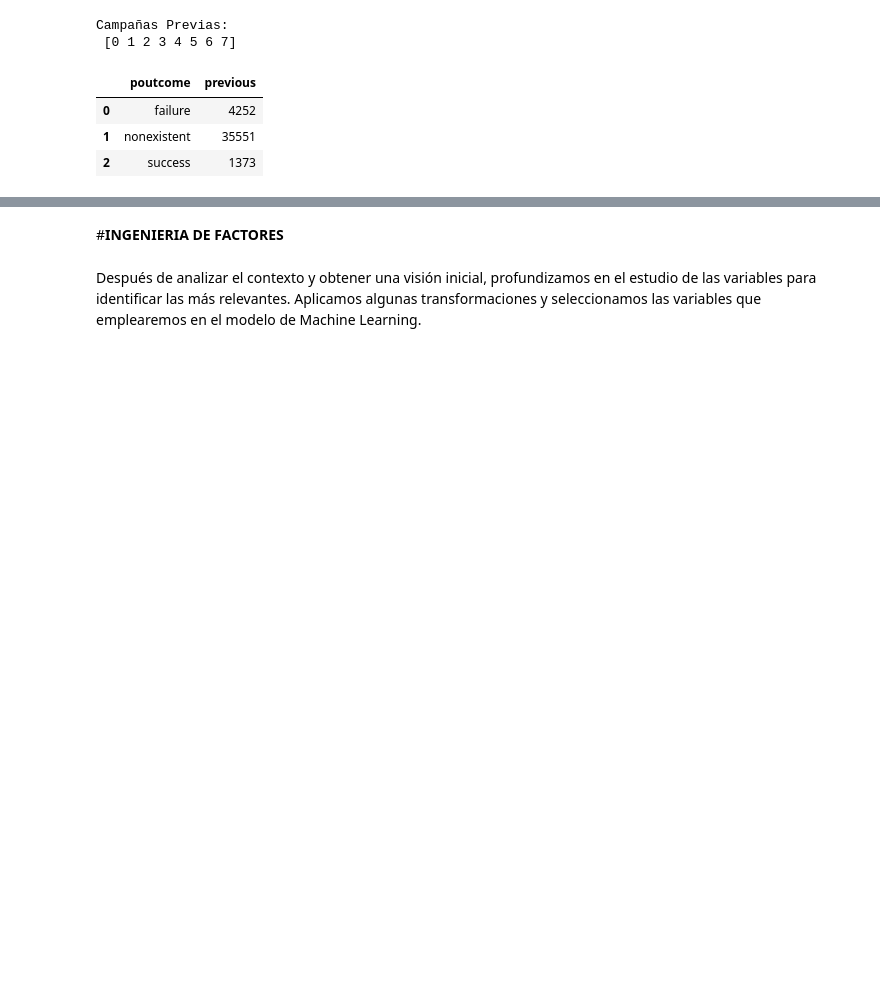
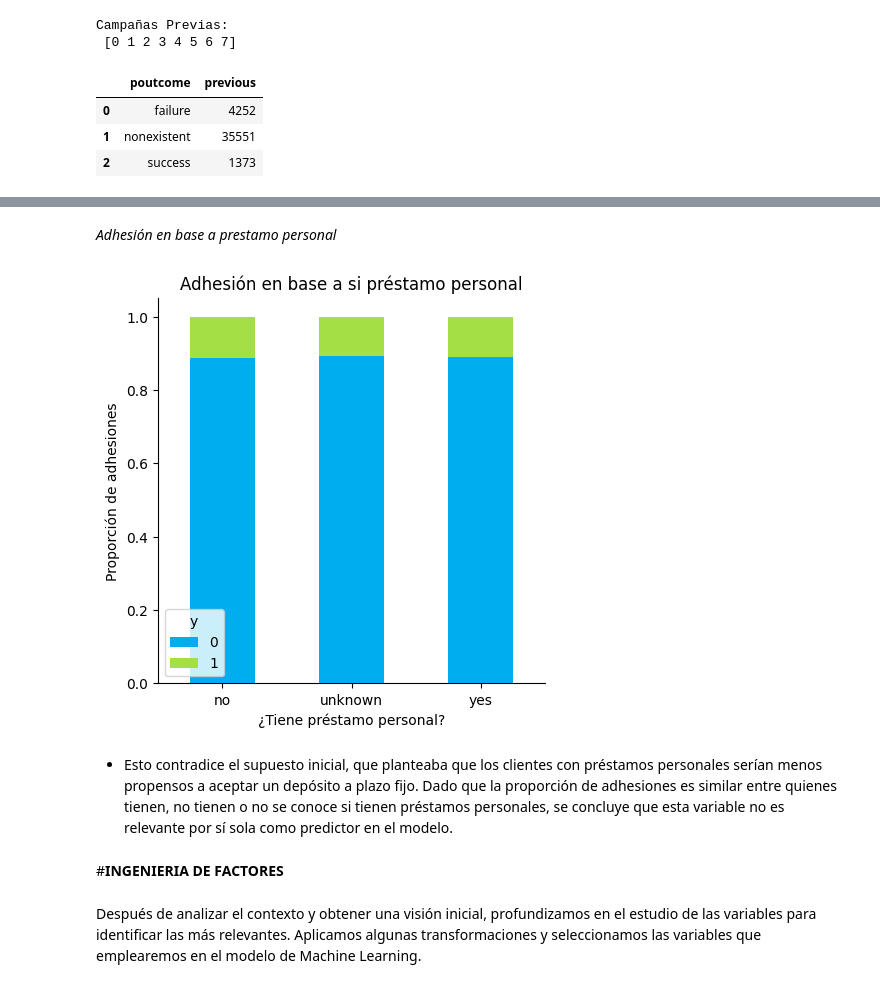
Before and after one commit to Schumau/DS, a Jupyter notebook: ProyectoDS, Schuch.ipynb, the cells around one changed output, grey strips where cells are left out. Drawn from its saved outputs; the diff is of its cells as text; code cells hidden in the pictures; blank space fills up the shorter version.

```diff
--- a/ProyectoDS, Schuch.ipynb
+++ b/ProyectoDS, Schuch.ipynb
@@ -877,3 +899,22 @@ El desempeño en campañas anteriores parece ser un buen indicador para predecir
+# %% [markdown]
+*Adhesión en base a prestamo personal*
+# %%
+table7 = pd.crosstab(df1.loan, df1.y)
+table7.div(table7.sum(1).astype(float), axis=0).plot(kind='bar', stacked=True, color=['#00ADEF', '#A4E045'])
+plt.gcf().set_size_inches(5, 5)
+plt.title('Adhesión en base a si préstamo personal')
+plt.xlabel('¿Tiene préstamo personal?')
+plt.ylabel('Proporción de adhesiones')
+plt.grid(False)
+ax = plt.gcf().gca()
+ax.spines['right'].set_visible(False)
+ax.spines['top'].set_visible(False)
+plt.xticks(rotation=0)
+plt.show()
+# %% [output]
+[figure, added]
+# %% [markdown]
+- Esto contradice el supuesto inicial, que planteaba que los clientes con préstamos personales serían menos propensos a aceptar un depósito a plazo fijo. Dado que la proporción de adhesiones es similar entre quienes tienen, no tienen o no se conoce si tienen préstamos personales, se concluye que esta variable no es relevante por sí sola como predictor en el modelo.
 # %% [markdown]
 #**INGENIERIA DE FACTORES**
 # %% [markdown]
```
Also changed, not shown: parts of 32 cells of this notebook.
